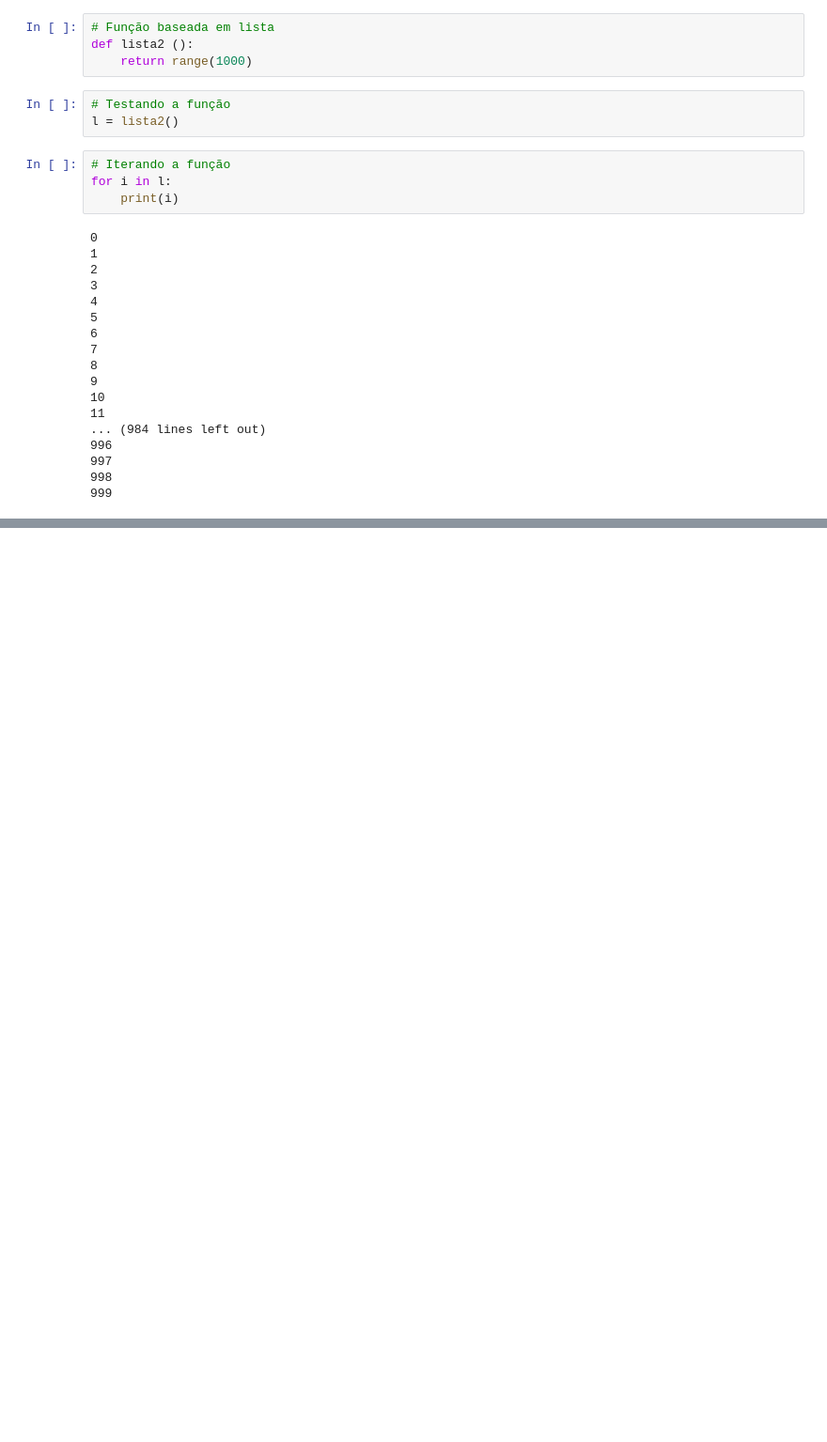
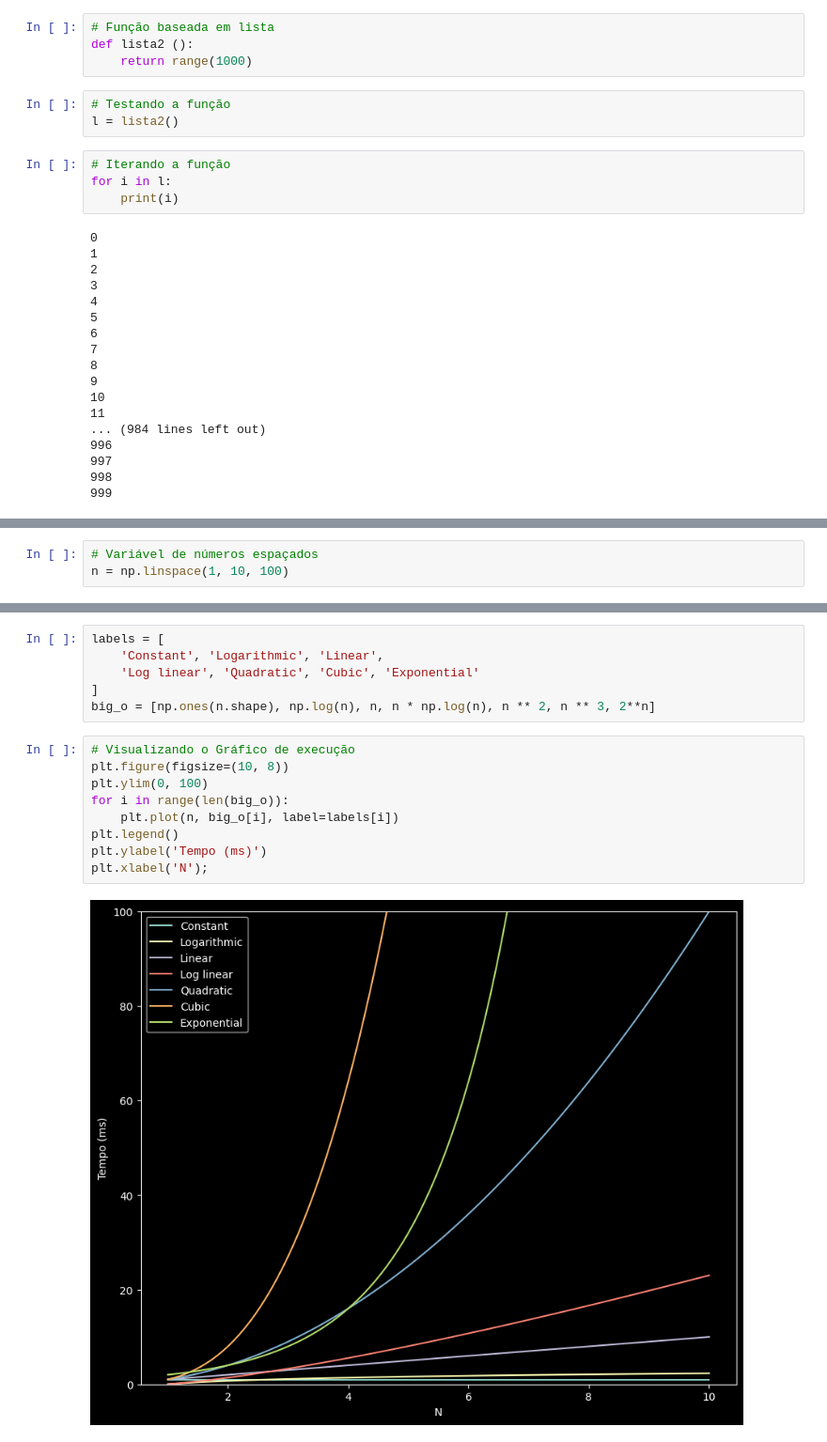
Before and after one commit to Joao-Inacio/Estrutura-de-Dados-e-Algoritmos-em-Python, a Jupyter notebook: Notacao-Big-O/Big_O.ipynb, the cells around one changed output, grey strips where cells are left out. Shown: that part at 94% size. Cells and saved outputs as stored; diff of their text form; blank space fills up the shorter version.

```diff
--- a/Notacao-Big-O/Big_O.ipynb
+++ b/Notacao-Big-O/Big_O.ipynb
@@ -107,0 +122,3 @@ for i in l:
+# %%
+# Variável de números espaçados
+n = np.linspace(1, 10, 100)
@@ -107,0 +299,17 @@ for i in l:
+# %%
+labels = [
+    'Constant', 'Logarithmic', 'Linear',
+    'Log linear', 'Quadratic', 'Cubic', 'Exponential'
+]
+big_o = [np.ones(n.shape), np.log(n), n, n * np.log(n), n ** 2, n ** 3, 2**n]
+# %%
+# Visualizando o Gráfico de execução
+plt.figure(figsize=(10, 8))
+plt.ylim(0, 100)
+for i in range(len(big_o)):
+    plt.plot(n, big_o[i], label=labels[i])
+plt.legend()
+plt.ylabel('Tempo (ms)')
+plt.xlabel('N');
+# %% [output]
+[figure, added]
```
Also changed, not shown: parts of 15 cells of this notebook.
